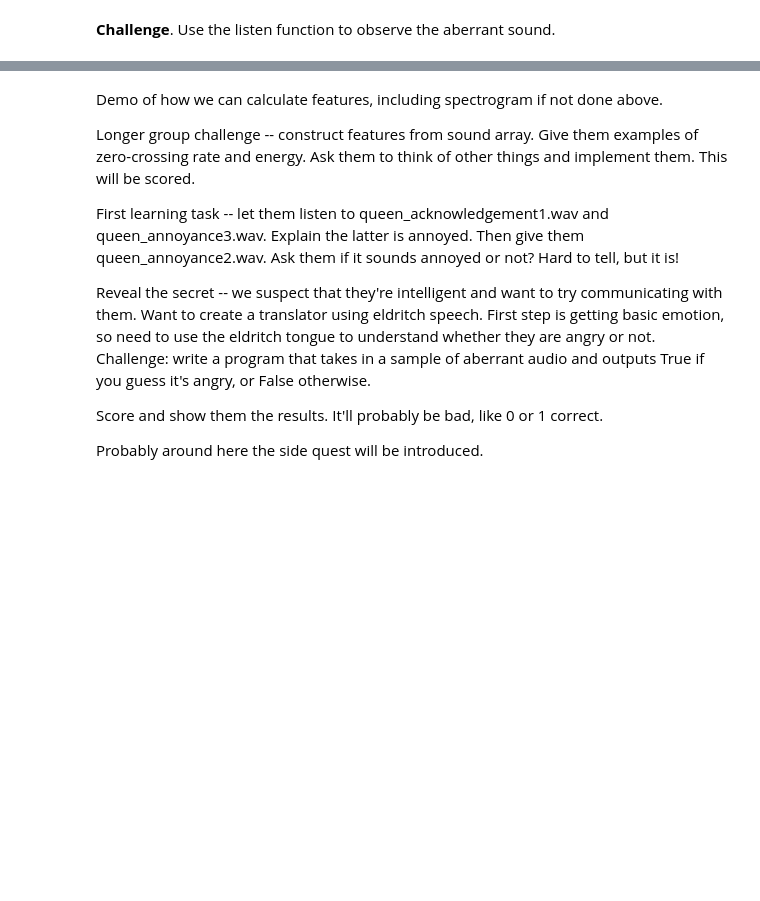
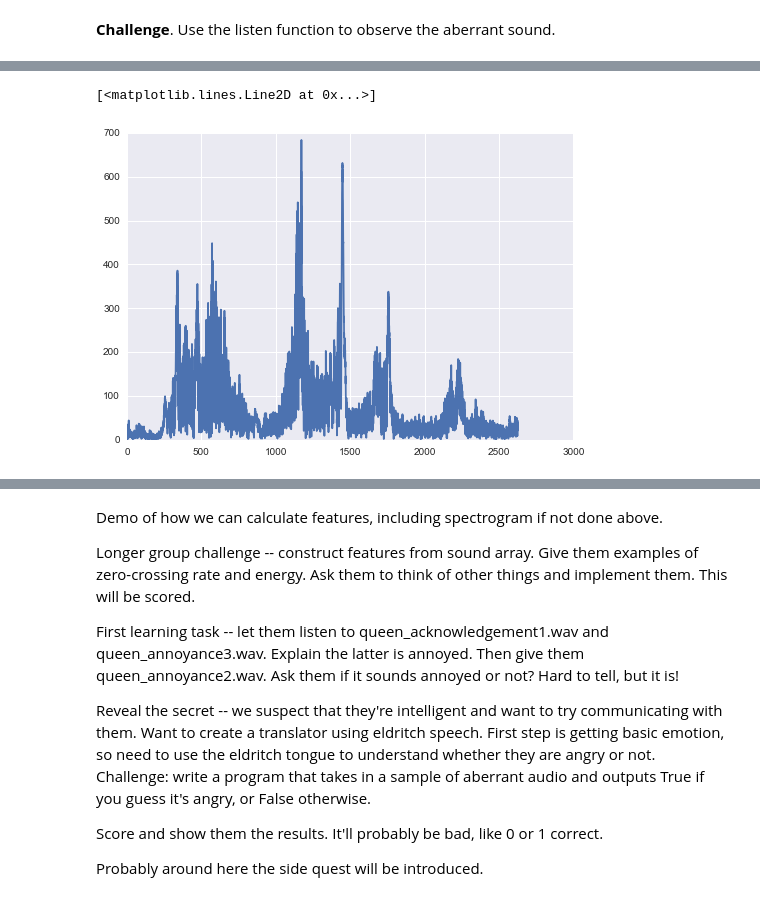
Before and after one commit to cferko/artificer, a Jupyter notebook: source/micaeli/micaeli_draft.ipynb, the cells around one changed output, grey strips where cells are left out. Drawn from its saved outputs; the diff is of its cells as text; code cells hidden in the pictures; blank space fills up the shorter version.

```diff
--- a/source/micaeli/micaeli_draft.ipynb
+++ b/source/micaeli/micaeli_draft.ipynb
@@ -102,0 +260,7 @@ frequency_domain_demo()
+# %%
+female_frequencies, female_strengths = frequency_domain(get_female_example())
+
+plot(female_frequencies, female_strengths)
+# %% [output]
+[<matplotlib.lines.Line2D at 0x...>]
+[figure, added]
```
Also changed, not shown: parts of 57 cells of this notebook, 7 other files.
